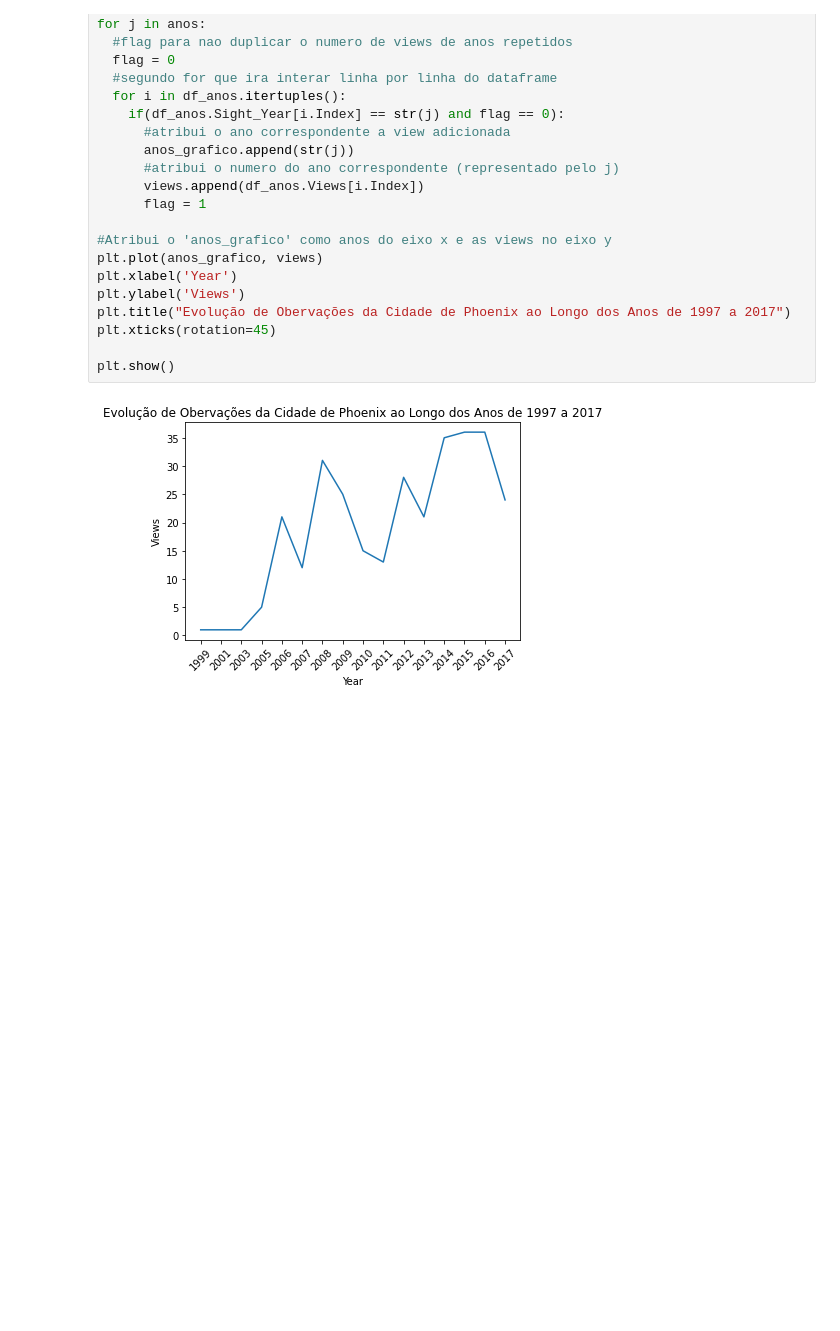
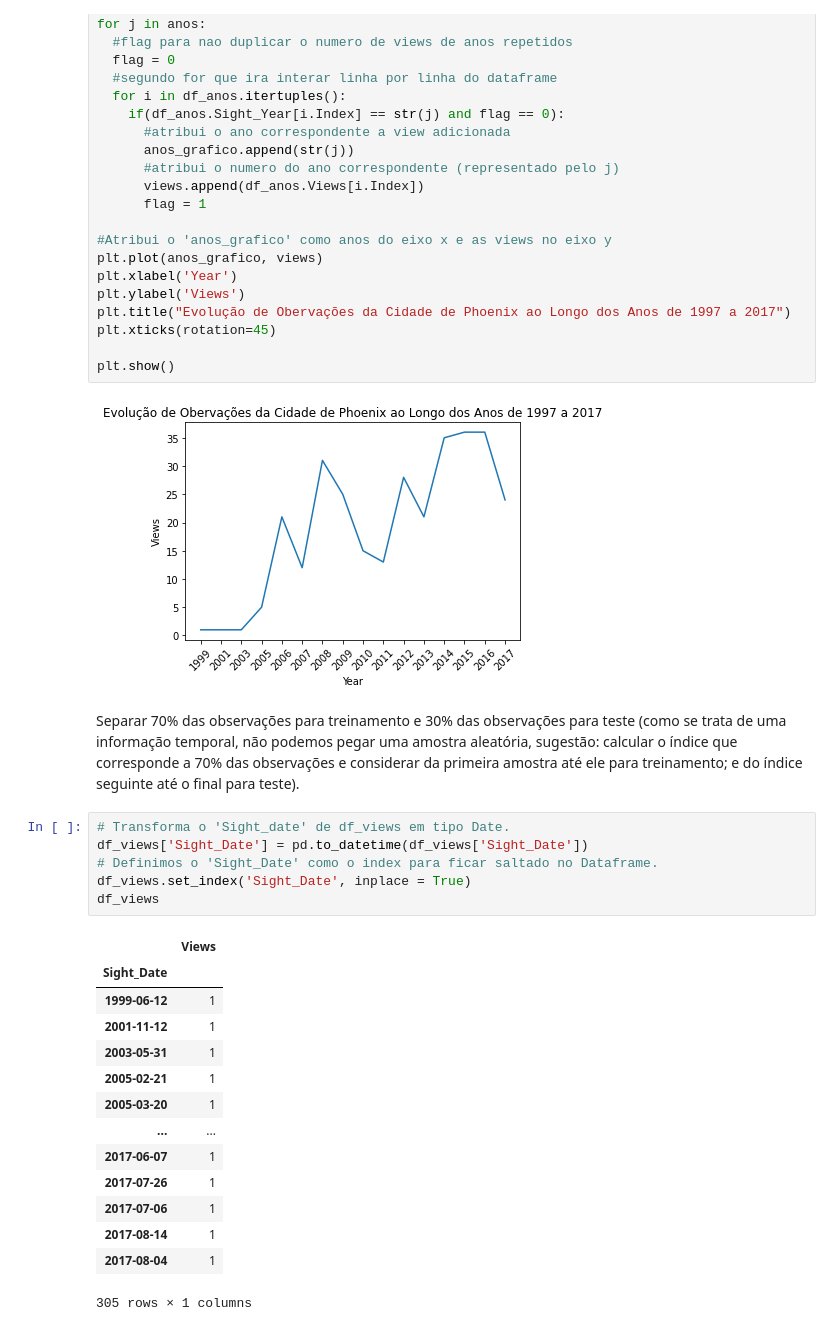
Before and after one commit to marinhothiago/webscraping-ovnis, a Jupyter notebook: 7a Etapa - Analise Temporal/5_12_Análise_temporal.ipynb, the cells around one changed output. Saved outputs shown, nothing was run; the diff lists cells and outputs as text; blank space fills up the shorter version.

Commit message:
Algoritmos de analise temporal

```diff
--- a/7a Etapa - Analise Temporal/5_12_Análise_temporal.ipynb
+++ b/7a Etapa - Analise Temporal/5_12_Análise_temporal.ipynb
@@ -148,3 +147,26 @@ plt.xticks(rotation=45)
 plt.show()
 # %% [output]
 [figure]
+# %% [markdown]
+Separar 70% das observações para treinamento e 30% das observações para teste (como se trata de uma informação temporal, não podemos pegar uma amostra aleatória, sugestão: calcular o índice que corresponde a 70% das observações e considerar da primeira amostra até ele para treinamento; e do índice seguinte até o final para teste).
+# %%
+# Transforma o 'Sight_date' de df_views em tipo Date.
+df_views['Sight_Date'] = pd.to_datetime(df_views['Sight_Date'])
+# Definimos o 'Sight_Date' como o index para ficar saltado no Dataframe.
+df_views.set_index('Sight_Date', inplace = True)
+df_views
+# %% [output]
+|  | Views |
+| Sight_Date |  |
+| 1999-06-12 | 1 |
+| 2001-11-12 | 1 |
+| 2003-05-31 | 1 |
+| 2005-02-21 | 1 |
+| 2005-03-20 | 1 |
+| ... | ... |
+| 2017-06-07 | 1 |
+| 2017-07-26 | 1 |
+| 2017-07-06 | 1 |
+| 2017-08-14 | 1 |
+| 2017-08-04 | 1 |
+305 rows × 1 columns
```
Also changed, not shown: parts of 21 cells of this notebook, 1 other file.
